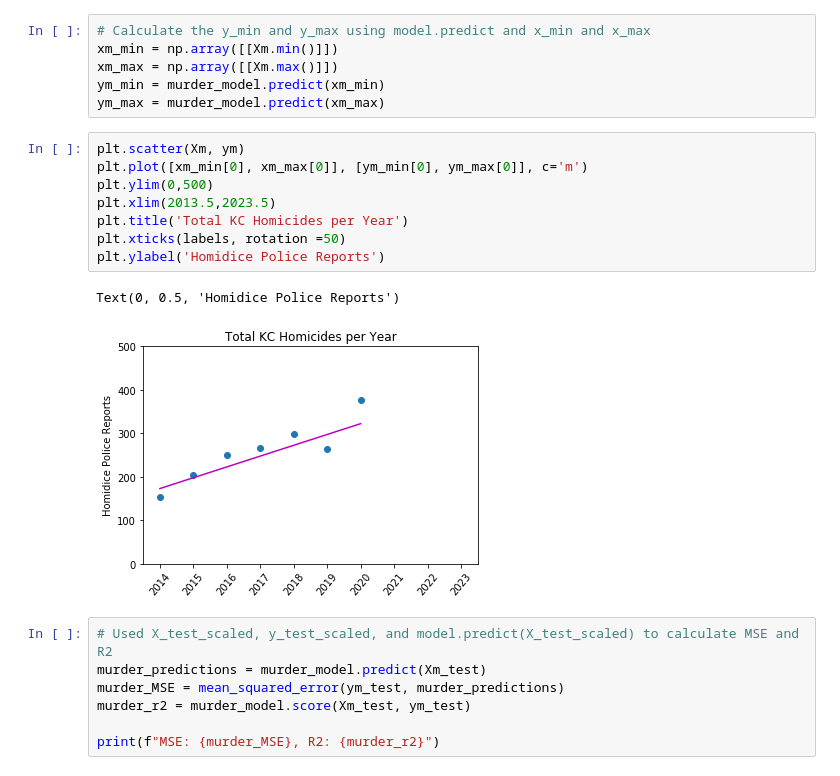
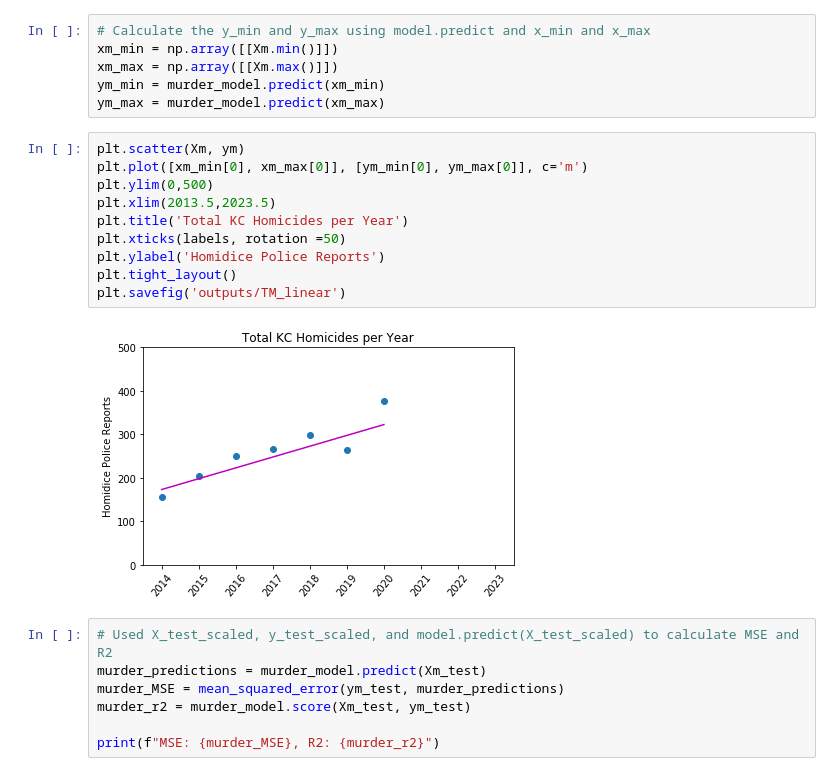
Before and after one commit to sarah-martin/KC_Crime_Predictive_Analysis, a Jupyter notebook: Linear_Models.ipynb, the cells around one changed output. Cells and saved outputs as stored; diff of their text form.

```diff
--- a/Linear_Models.ipynb
+++ b/Linear_Models.ipynb
@@ -213,14 +244,15 @@ ym_max = murder_model.predict(xm_max)
 # %%
 plt.scatter(Xm, ym)
 plt.plot([xm_min[0], xm_max[0]], [ym_min[0], ym_max[0]], c='m')
 plt.ylim(0,500)
 plt.xlim(2013.5,2023.5)
 plt.title('Total KC Homicides per Year')
 plt.xticks(labels, rotation =50)
 plt.ylabel('Homidice Police Reports')
+plt.tight_layout()
+plt.savefig('outputs/TM_linear')
 # %% [output]
-Text(0, 0.5, 'Homidice Police Reports')
-[figure, old version]
+[figure, new version]
 # %%
 # Used X_test_scaled, y_test_scaled, and model.predict(X_test_scaled) to calculate MSE and R2
 murder_predictions = murder_model.predict(Xm_test)
```
Also changed, not shown: parts of 8 cells of this notebook, 7 other files.
